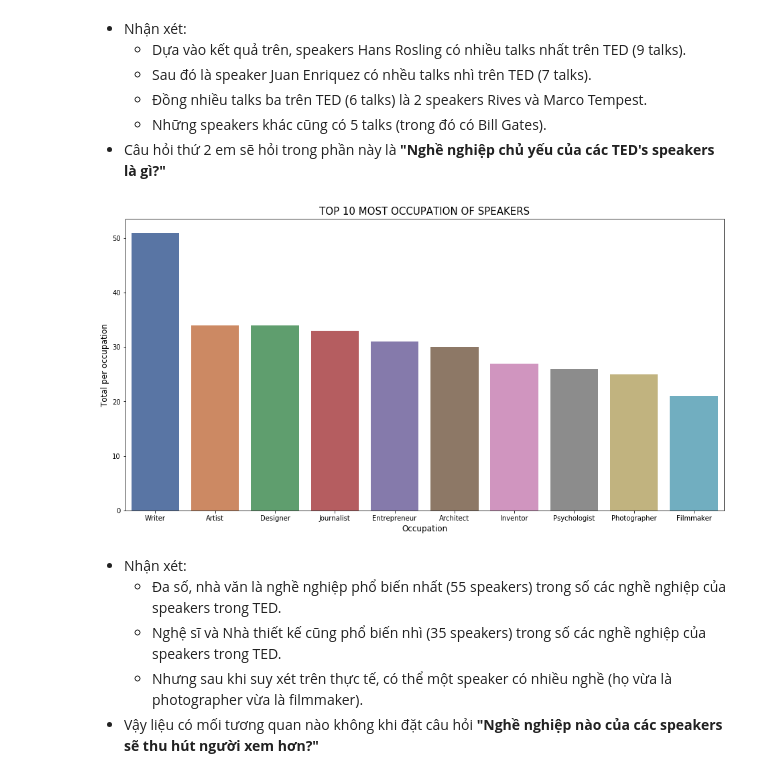
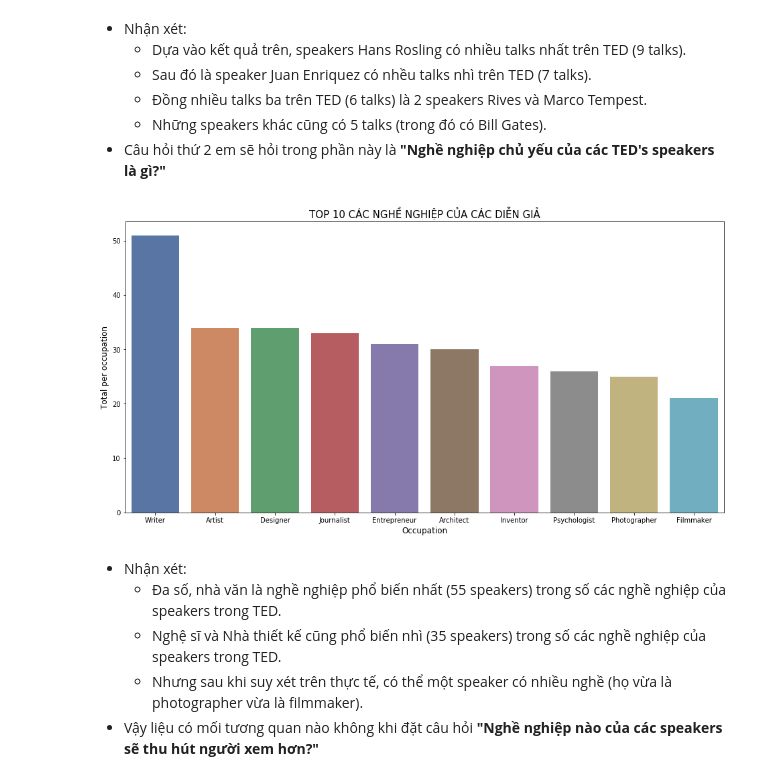
Before and after one commit to nguyenhuynhxuanmai/LTKHDL_FinalProject, a Jupyter notebook: 1712091_NguyenHuynhXuanMai.ipynb, the cells around one changed output. Saved outputs shown, nothing was run; the diff lists cells and outputs as text; code cells hidden in the pictures.

```diff
--- a/1712091_NguyenHuynhXuanMai.ipynb
+++ b/1712091_NguyenHuynhXuanMai.ipynb
@@ -575,12 +575,12 @@ ted_occupation = ted_occupation.sort_values('num of jobs', ascending = False)
 # %%
 plt.figure(figsize = (16,8))
 sns.barplot(x = 'occupation', y = 'num of jobs', data = ted_occupation.head(10), palette = "deep")
 plt.xlabel('Occupation', size = 12)
 plt.ylabel('Total per occupation', size = 12)
-plt.title('TOP 10 MOST OCCUPATION OF SPEAKERS', size = 15)
+plt.title('TOP 10 CÁC NGHỀ NGHIỆP CỦA CÁC DIỄN GIẢ', size = 15)
 plt.show();
 # %% [output]
-[figure, old version]
+[figure, new version]
 # %% [markdown]
 - Nhận xét:
     - Đa số, nhà văn là nghề nghiệp phổ biến nhất (55 speakers) trong số các nghề nghiệp của speakers trong TED.
```
Also changed, not shown: parts of 83 cells of this notebook.
